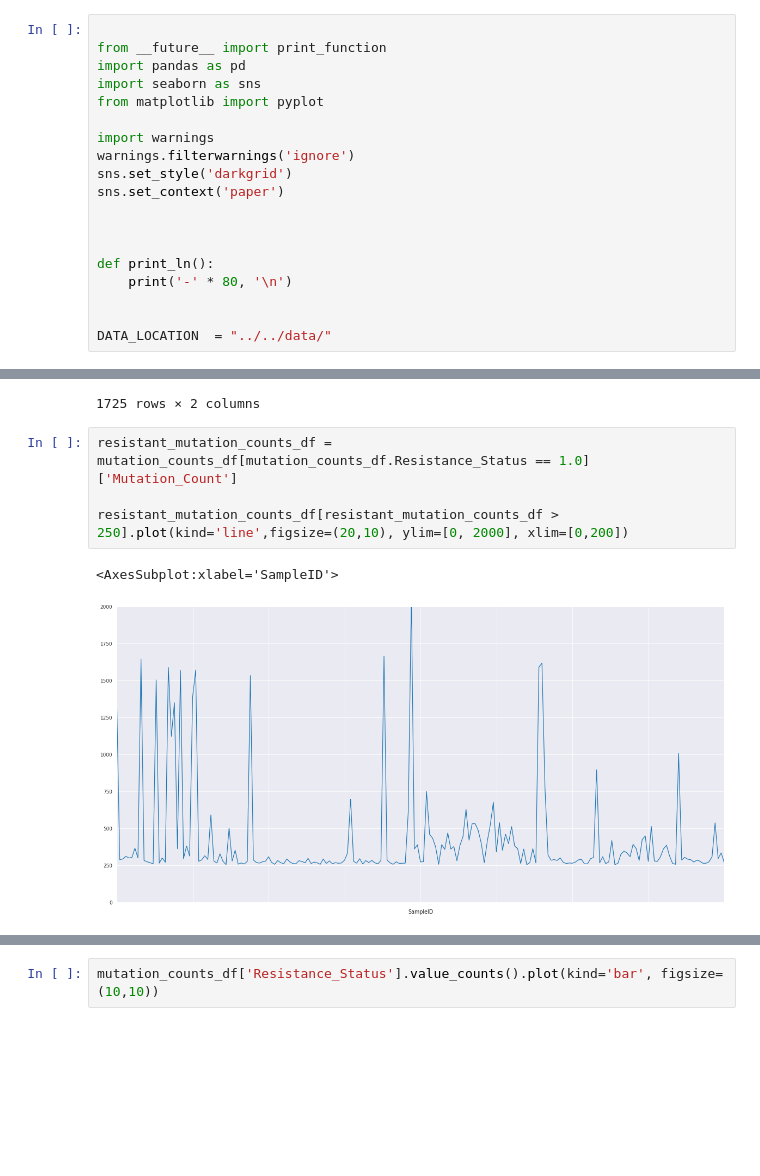
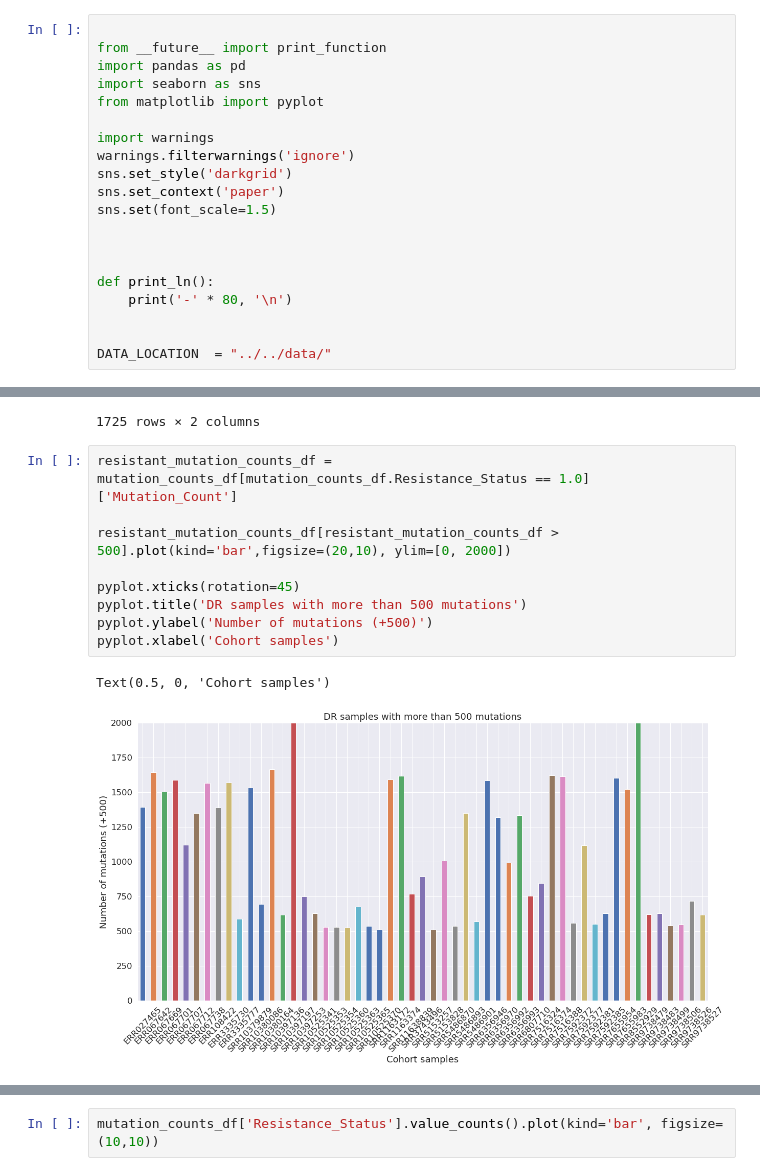
Before and after one commit to abhi18av/LJMU_Masters_Dissertation, a Jupyter notebook: src/notebooks/FINAL/003_eda_mono_resistance.ipynb, the cells around one changed output, grey strips where cells are left out. Drawn from its saved outputs; the diff is of its cells as text; blank space fills up the shorter version.

```diff
--- a/src/notebooks/FINAL/003_eda_mono_resistance.ipynb
+++ b/src/notebooks/FINAL/003_eda_mono_resistance.ipynb
@@ -13,6 +13,7 @@ import warnings
 warnings.filterwarnings('ignore')
 sns.set_style('darkgrid')
 sns.set_context('paper')
+sns.set(font_scale=1.5)
 
 
 
@@ -354,8 +435,13 @@ mutation_counts_df
 # %%
 resistant_mutation_counts_df = mutation_counts_df[mutation_counts_df.Resistance_Status == 1.0]['Mutation_Count']
 
-resistant_mutation_counts_df[resistant_mutation_counts_df > 250].plot(kind='line',figsize=(20,10), ylim=[0, 2000], xlim=[0,200])
+resistant_mutation_counts_df[resistant_mutation_counts_df > 500].plot(kind='bar',figsize=(20,10), ylim=[0, 2000])
+
+pyplot.xticks(rotation=45)
+pyplot.title('DR samples with more than 500 mutations')
+pyplot.ylabel('Number of mutations (+500)')
+pyplot.xlabel('Cohort samples')
 # %% [output]
-<AxesSubplot:xlabel='SampleID'>
+Text(0.5, 0, 'Cohort samples')
-[figure, old version]
+[figure, new version]
 # %%
```
Also changed, not shown: parts of 22 cells of this notebook, 6 other files.
